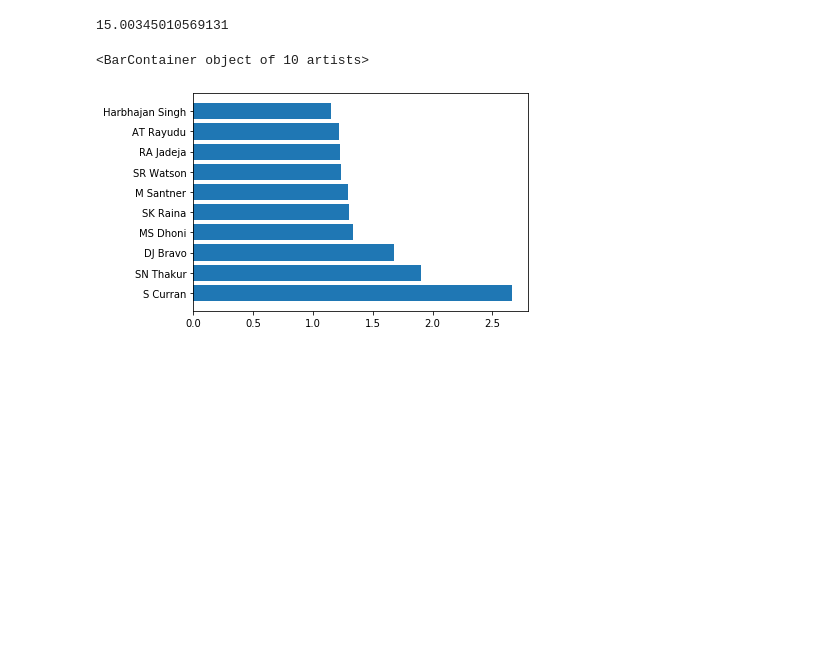
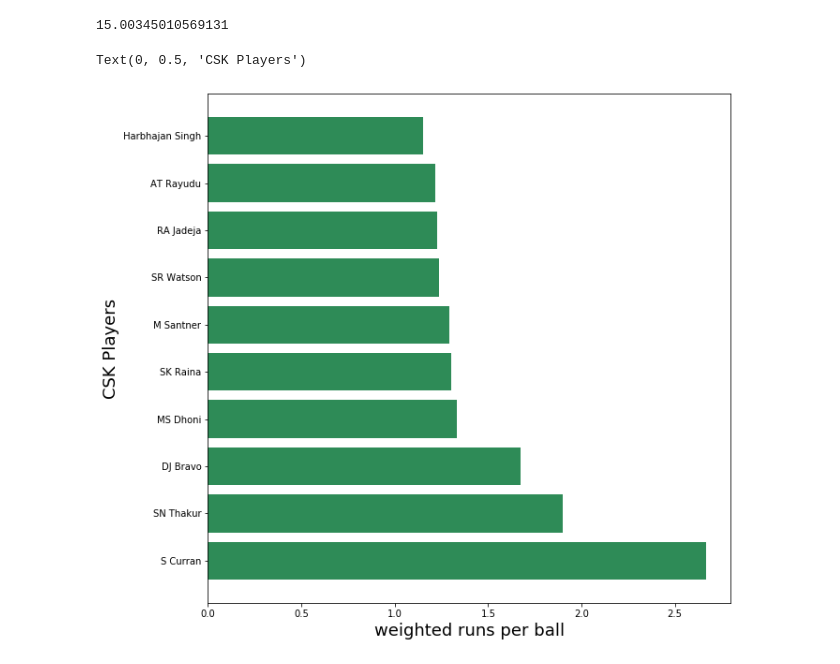
Before and after one commit to Ravishankar-36/IPL-analysis, a Jupyter notebook: IPL analysis.ipynb, the cells around one changed output. Drawn from its saved outputs; the diff is of its cells as text; code cells hidden in the pictures; blank space fills up the shorter version.

```diff
--- a/IPL analysis.ipynb
+++ b/IPL analysis.ipynb
@@ -184,7 +175,10 @@ wsf[CSKG].sort_values('weightedruns_perball',ascending=False)[0:10]['weightedrun
 15.00345010569131
 # %%
 wsf3=wsf[CSKG].sort_values('weightedruns_perball',ascending=False)[0:10]
-plt.barh(wsf3['batsman'],wsf3['weightedruns_perball'])
+plt.figure(figsize=(10,10))
+plt.barh(wsf3['batsman'],wsf3['weightedruns_perball'],color=['seagreen'])
+plt.xlabel('weighted runs per ball',fontsize=18)
+plt.ylabel('CSK Players',fontsize=18)
 # %% [output]
-<BarContainer object of 10 artists>
+Text(0, 0.5, 'CSK Players')
-[figure, old version]
+[figure, new version]
```
Also changed, not shown: parts of 6 cells of this notebook.
